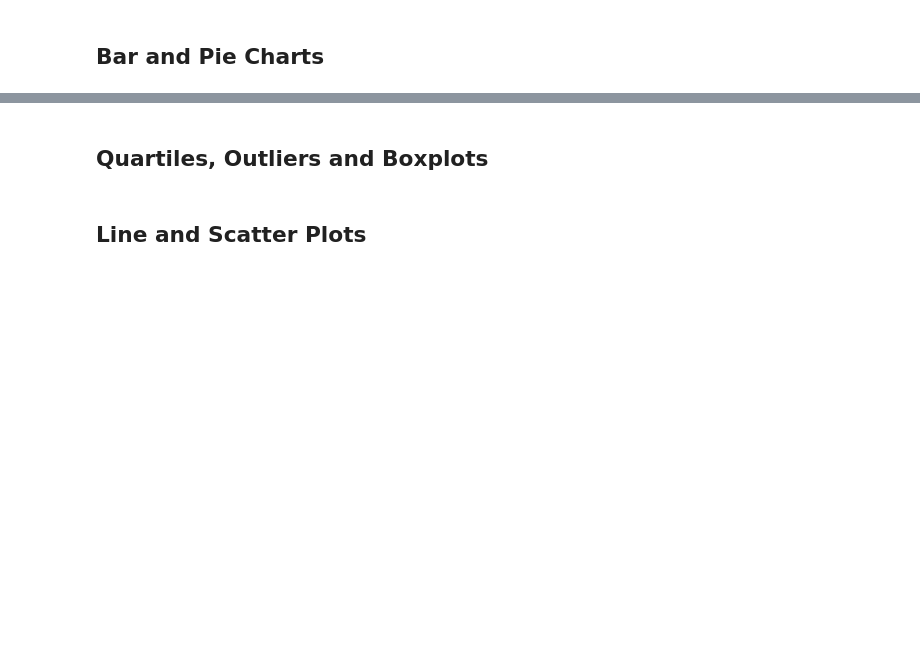
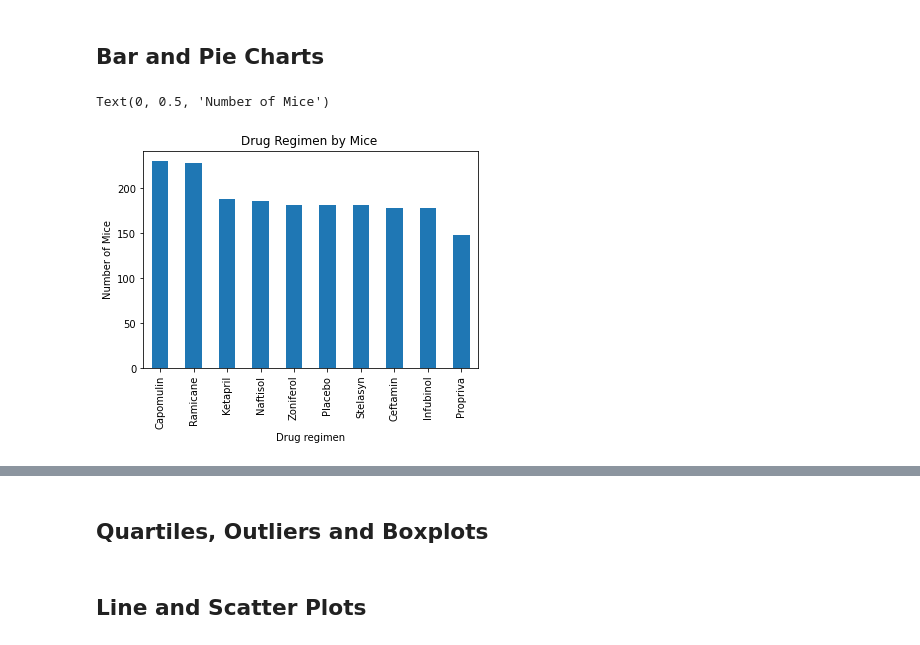
Before and after one commit to susanquiros/Matplotlib--The-Power-of-Plots, a Jupyter notebook: Pymaceuticals/pymaceuticals_starter.ipynb, the cells around one changed output, grey strips where cells are left out. Cells and saved outputs as stored; diff of their text form; code cells hidden in the pictures; blank space fills up the shorter version.

Commit message:
getting ready the charts

```diff
--- a/Pymaceuticals/pymaceuticals_starter.ipynb
+++ b/Pymaceuticals/pymaceuticals_starter.ipynb
@@ -150,0 +179,9 @@ summary_drug
+# %%
+#getting the bar chart
+cleaning_data['Drug Regimen'].value_counts().plot(kind='bar')
+plt.title('Drug Regimen by Mice ')
+plt.xlabel('Drug regimen')
+plt.ylabel('Number of Mice')
+# %% [output]
+Text(0, 0.5, 'Number of Mice')
+[figure, added]
```
Also changed, not shown: parts of 11 cells of this notebook.
